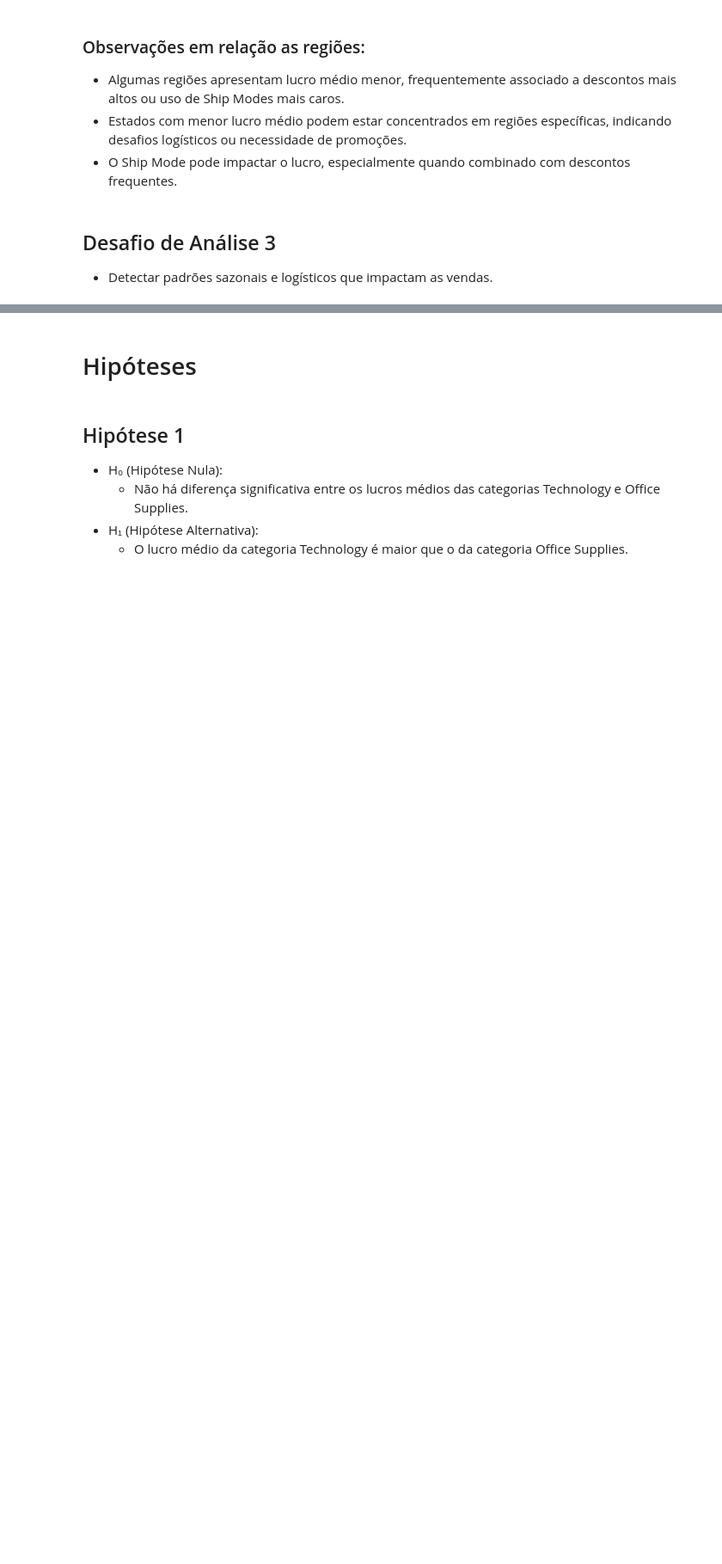
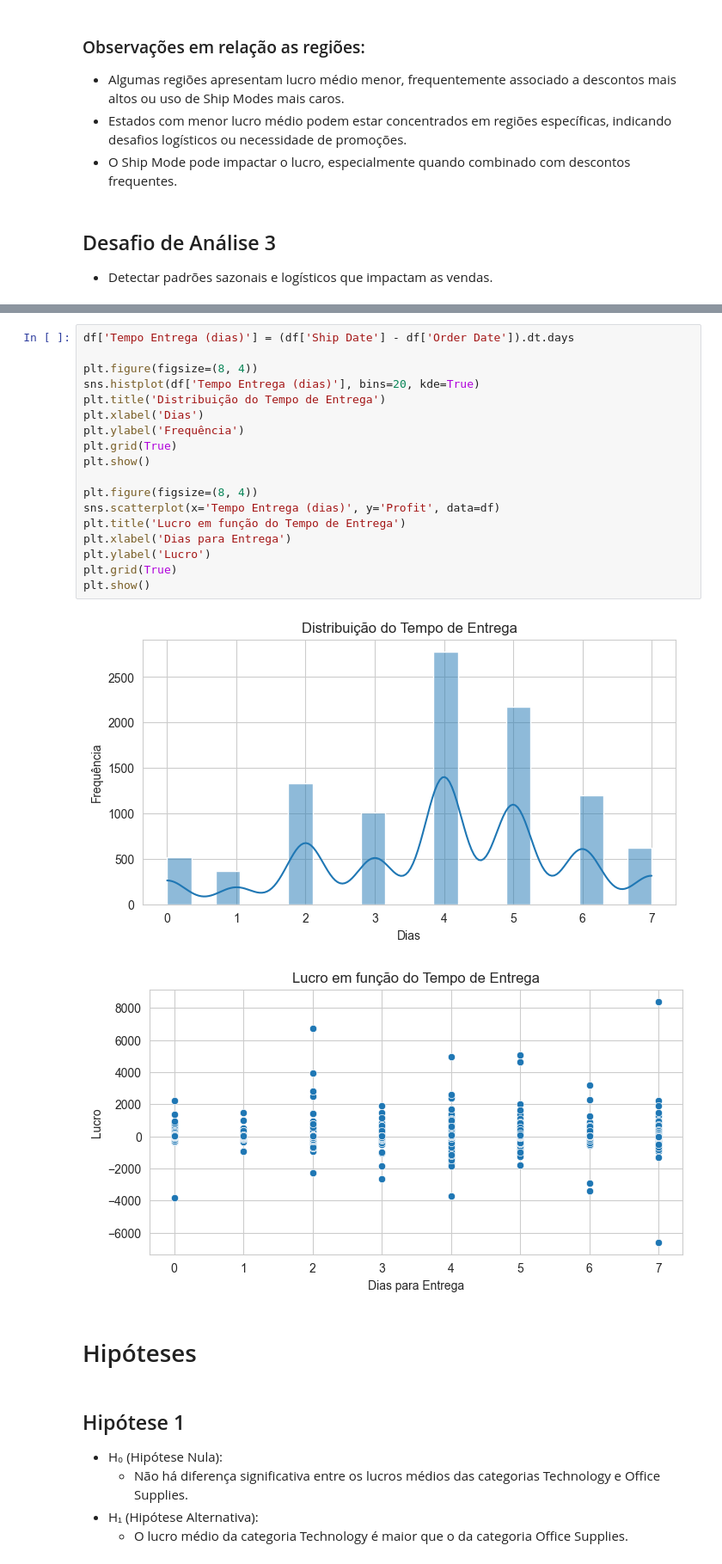
Before and after one commit to MaluAbrami/trabAnaliseDeDados, a Jupyter notebook: notebooks/Trabalho.ipynb, the cells around one changed output, grey strips where cells are left out. Shown at 86% size. Drawn from its saved outputs; the diff is of its cells as text; blank space fills up the shorter version.

```diff
--- a/notebooks/Trabalho.ipynb
+++ b/notebooks/Trabalho.ipynb
@@ -787,3 +810,24 @@ Região: East | Lucro médio: 32.14 | Desconto médio: 0.15
+# %%
+df['Tempo Entrega (dias)'] = (df['Ship Date'] - df['Order Date']).dt.days
+
+plt.figure(figsize=(8, 4))
+sns.histplot(df['Tempo Entrega (dias)'], bins=20, kde=True)
+plt.title('Distribuição do Tempo de Entrega')
+plt.xlabel('Dias')
+plt.ylabel('Frequência')
+plt.grid(True)
+plt.show()
+
+plt.figure(figsize=(8, 4))
+sns.scatterplot(x='Tempo Entrega (dias)', y='Profit', data=df)
+plt.title('Lucro em função do Tempo de Entrega')
+plt.xlabel('Dias para Entrega')
+plt.ylabel('Lucro')
+plt.grid(True)
+plt.show()
+# %% [output]
+[figure, added]
+[figure, added]
 # %% [markdown]
 # Hipóteses
 # %% [markdown]
```
Also changed, not shown: parts of 4 cells of this notebook.
